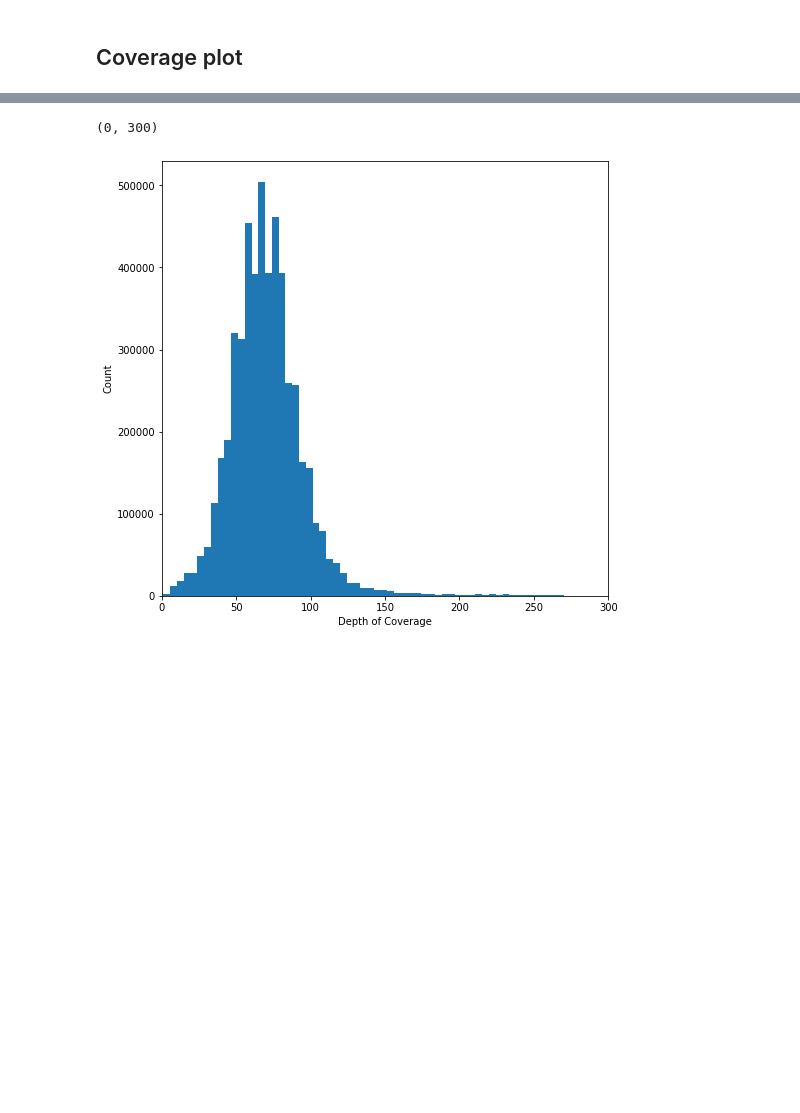
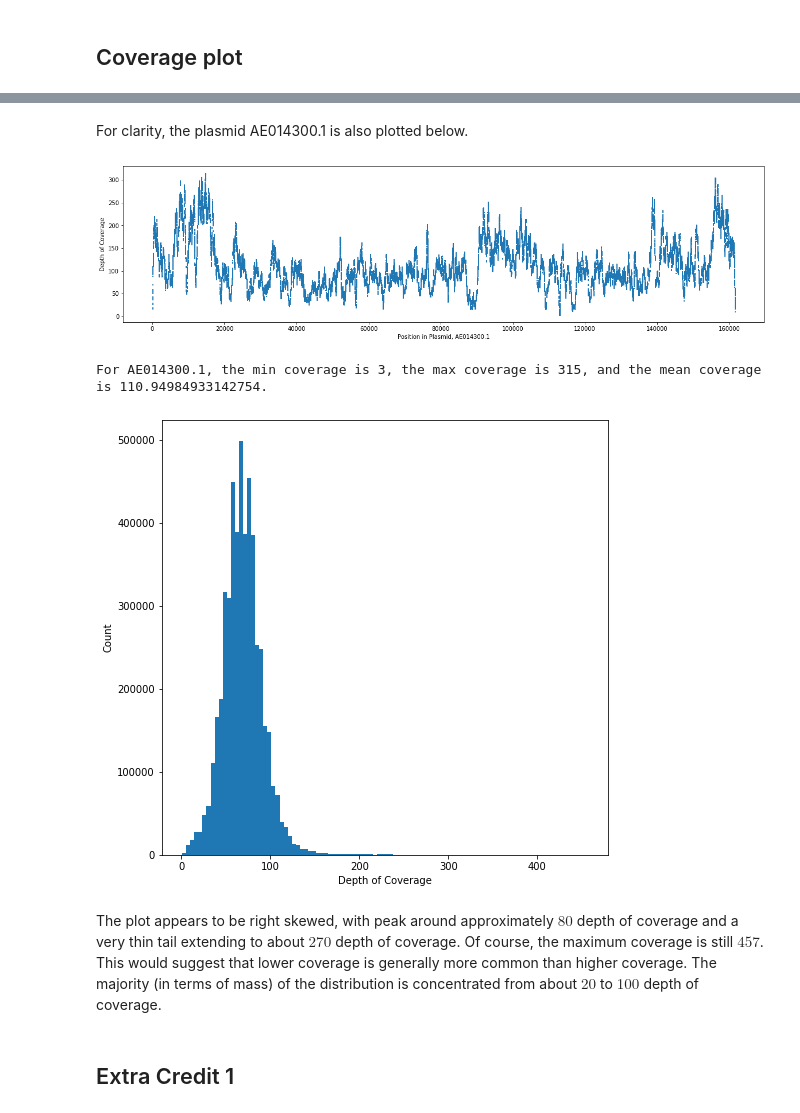
Before and after one commit to sjclin/UCB-BioE-131, a Jupyter notebook: Lab 6/Lab 6.ipynb, the cells around one changed output, grey strips where cells are left out. Saved outputs shown, nothing was run; the diff lists cells and outputs as text; code cells hidden in the pictures; blank space fills up the shorter version.

```diff
--- a/Lab 6/Lab 6.ipynb
+++ b/Lab 6/Lab 6.ipynb
@@ -86,9 +101,26 @@ plt.show()
+# %% [markdown]
+For clarity, the plasmid AE014300.1 is also plotted below.
+# %%
+plt.rcParams['figure.figsize'] = 20, 5
+plt.xlabel("Position in Plasmid, AE014300.1")
+plt.ylabel("Depth of Coverage")
+plt.scatter(range(len(somr1plasmid_depths)), somr1plasmid_depths, s=1, marker="s")
+plt.show()
+# %% [output]
+[figure, added]
+# %%
+print("For AE014300.1, the min coverage is {}, the max coverage is {}, and the mean coverage is {}.".format(min(somr1plasmid_depths), max(somr1plasmid_depths), sum(somr1plasmid_depths)/len(somr1plasmid_depths)))
+# %% [output]
+For AE014300.1, the min coverage is 3, the max coverage is 315, and the mean coverage is 110.94984933142754.
 # %%
 plt.rcParams['figure.figsize'] = 8, 8
 plt.xlabel("Depth of Coverage")
 plt.ylabel("Count")
-hist = plt.hist(depths, bins=100)
-plt.xlim(0, 300)
+hist = plt.hist(somr1depths, bins=100)
+plt.show()
 # %% [output]
-(0, 300)
-[figure, old version]
+[figure, new version]
+# %% [markdown]
+The plot appears to be right skewed, with peak around approximately $80$ depth of coverage and a very thin tail extending to about $270$ depth of coverage. Of course, the maximum coverage is still $457$. This would suggest that lower coverage is generally more common than higher coverage. The majority (in terms of mass) of the distribution is concentrated from about $20$ to $100$ depth of coverage.
+# %% [markdown]
+## Extra Credit 1
```
Also changed, not shown: parts of 20 cells of this notebook.
